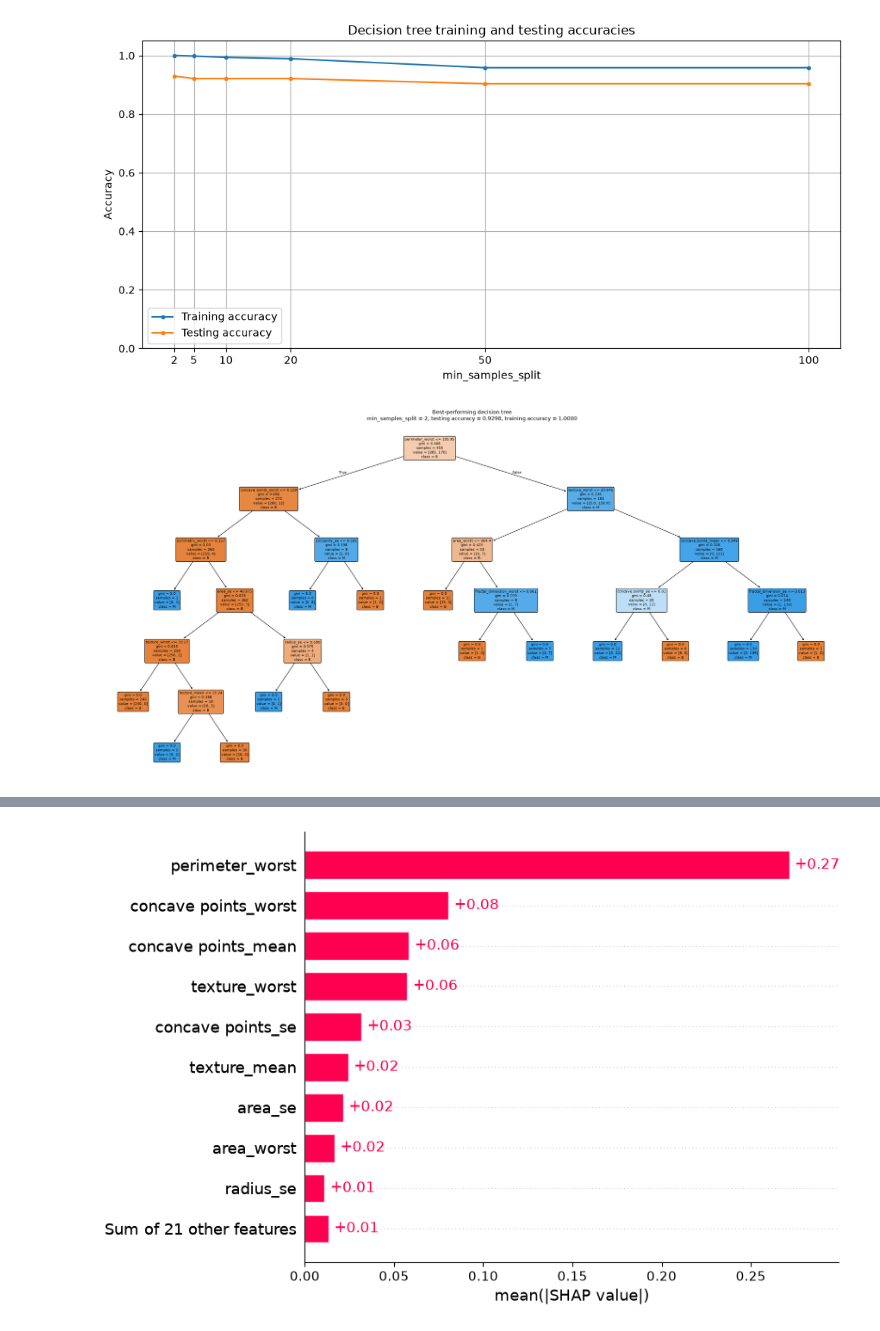
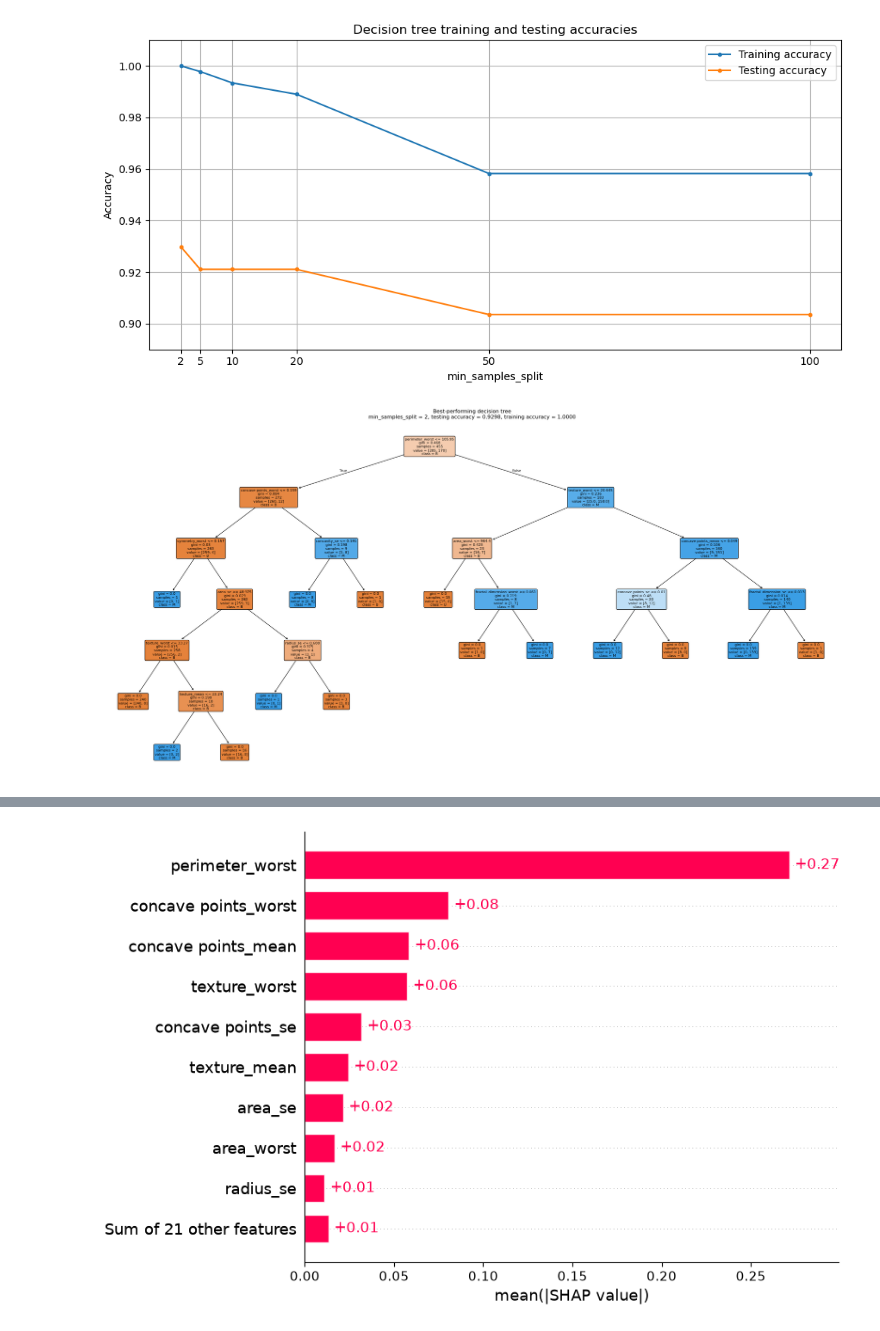
Before and after one commit to nunoBaltasar/Apre, a Jupyter notebook: G_notebook.ipynb, the cells around one changed output, grey strips where cells are left out. Saved outputs shown, nothing was run; the diff lists cells and outputs as text; code cells hidden in the pictures.

```diff
--- a/G_notebook.ipynb
+++ b/G_notebook.ipynb
@@ -1,4 +44,5 @@
 # %%
+##Ex2
 import pandas as pd
 import matplotlib.pyplot as plt
 
@@ -66,7 +110,7 @@ plt.xlabel("min_samples_split")
 plt.ylabel("Accuracy")
 plt.title("Decision tree training and testing accuracies")
 plt.xticks(min_samples_split_values)
-plt.ylim(0, 1.05)
+plt.ylim(0.89, 1.01)
 plt.grid(True)
 plt.legend()
 plt.tight_layout()
@@ -80,32 +124,32 @@ for i in range(1, l):
         best_index = i
 
 
 best_model = models[best_index]
 best_min_samples_split = min_samples_split_values[best_index]
 best_training_accuracy = training_accuracies[best_index]
 best_testing_accuracy = testing_accuracies[best_index]
 
 
 plt.figure(figsize=(24, 12))
 
 plot_tree(
     best_model,
     feature_names=X.columns,
     class_names=[str(label) for label in best_model.classes_],
     filled=True,
     rounded=True,
     fontsize=8
 )
 
 plt.title(
     "Best-performing decision tree\n"
     f"min_samples_split = {best_min_samples_split}, "
     f"testing accuracy = {best_testing_accuracy:.4f}"
     f", training accuracy = {best_training_accuracy:.4f}"
 )
 
 plt.tight_layout()
 plt.show()
 # %% [output]
-[figure, old version]
+[figure, new version]
 [figure]
```
Also changed, not shown: parts of 7 cells of this notebook.
